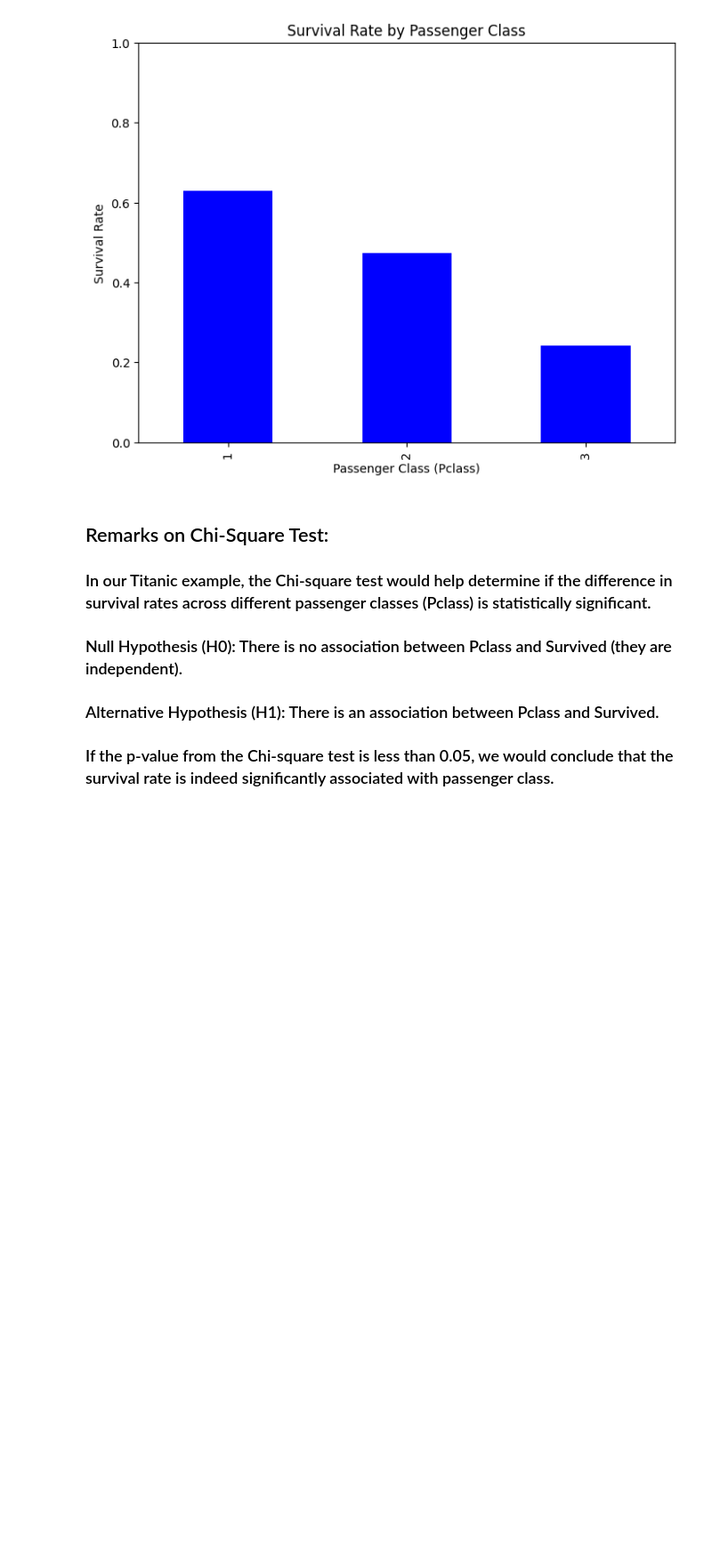
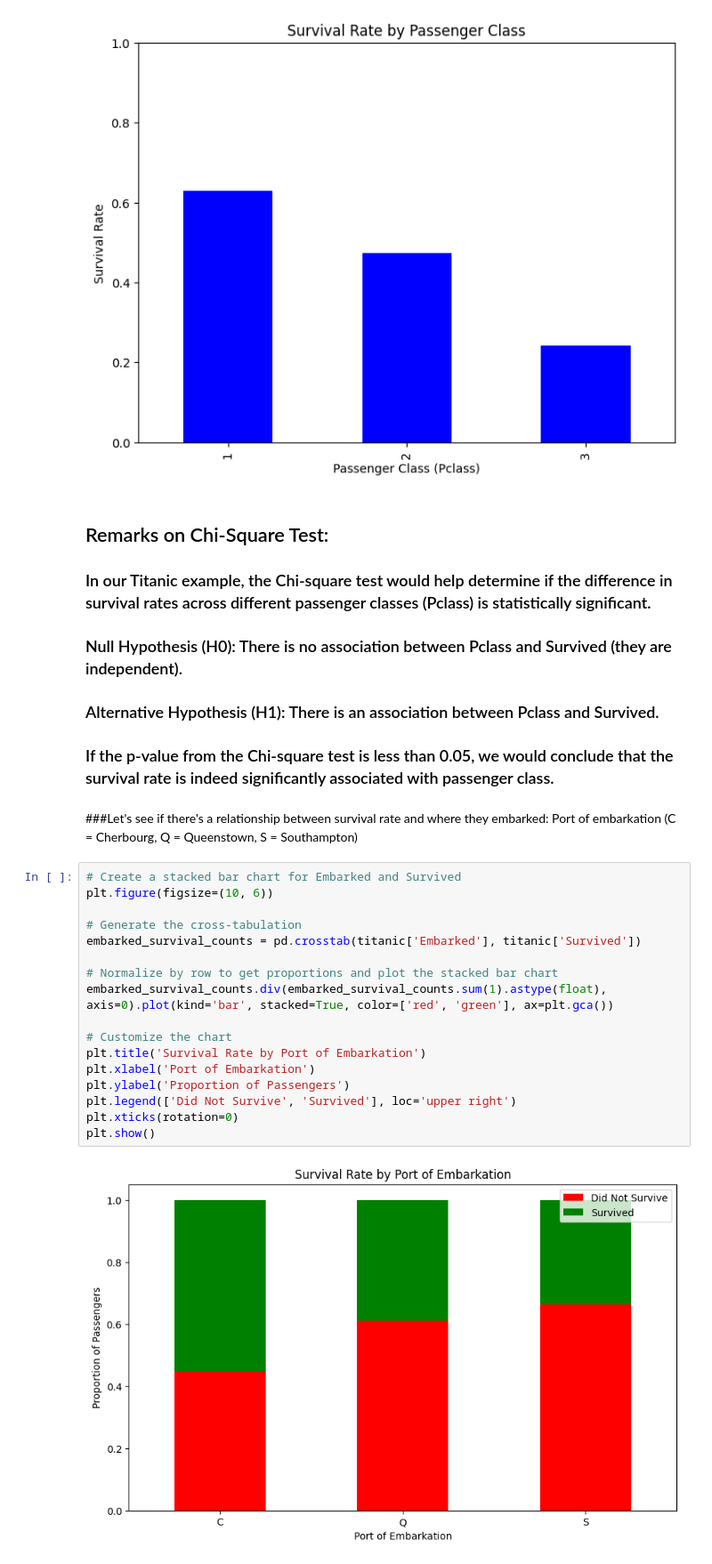
Before and after one commit to Tom-Yuen/TomY_Little_Projects, a Jupyter notebook: Titanic_dataset.ipynb, the cells around one changed output. Shown: that part at 89% size. Drawn from its saved outputs; the diff is of its cells as text; blank space fills up the shorter version.

```diff
--- a/Titanic_dataset.ipynb
+++ b/Titanic_dataset.ipynb
@@ -174,3 +174,24 @@ Name: Survived, dtype: float64
 ### Null Hypothesis (H0): There is no association between Pclass and Survived (they are independent).
 ### Alternative Hypothesis (H1): There is an association between Pclass and Survived.
 ### If the p-value from the Chi-square test is less than 0.05, we would conclude that the survival rate is indeed significantly associated with passenger class.
+# %% [markdown]
+###Let's see if there's a relationship between survival rate and where they embarked: Port of embarkation (C = Cherbourg, Q = Queenstown, S = Southampton)
+# %%
+# Create a stacked bar chart for Embarked and Survived
+plt.figure(figsize=(10, 6))
+
+# Generate the cross-tabulation
+embarked_survival_counts = pd.crosstab(titanic['Embarked'], titanic['Survived'])
+
+# Normalize by row to get proportions and plot the stacked bar chart
+embarked_survival_counts.div(embarked_survival_counts.sum(1).astype(float), axis=0).plot(kind='bar', stacked=True, color=['red', 'green'], ax=plt.gca())
+
+# Customize the chart
+plt.title('Survival Rate by Port of Embarkation')
+plt.xlabel('Port of Embarkation')
+plt.ylabel('Proportion of Passengers')
+plt.legend(['Did Not Survive', 'Survived'], loc='upper right')
+plt.xticks(rotation=0)
+plt.show()
+# %% [output]
+[figure, added]
```
Also changed, not shown: parts of 4 cells of this notebook.
